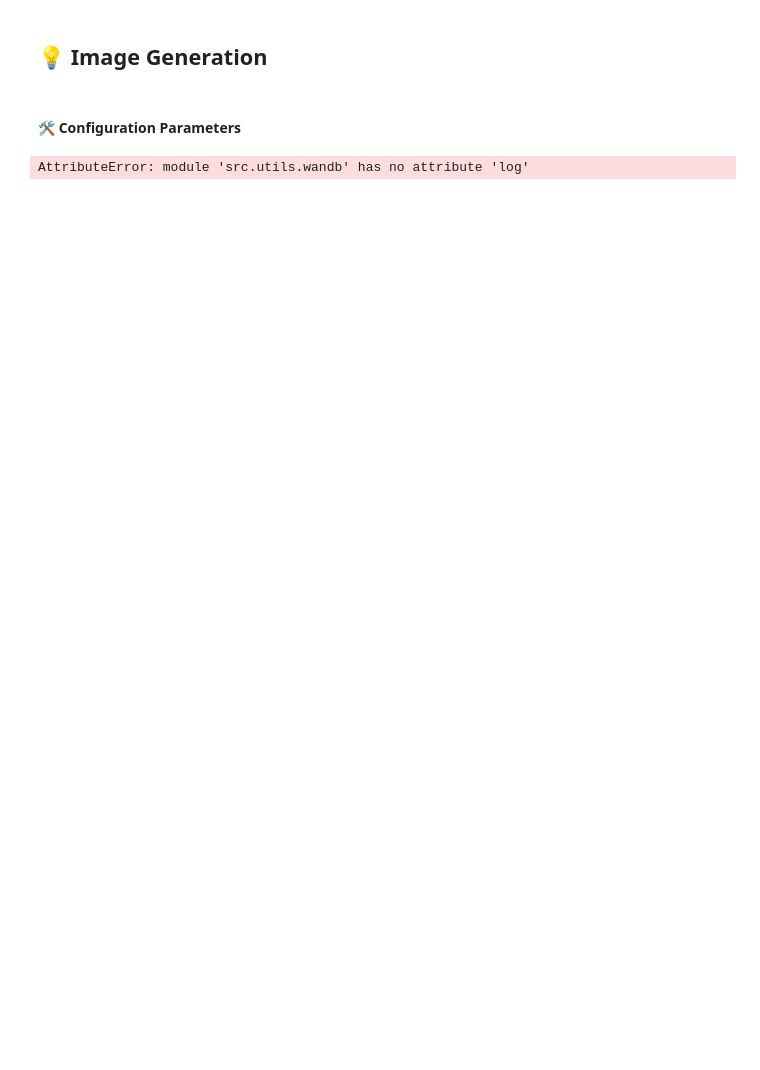
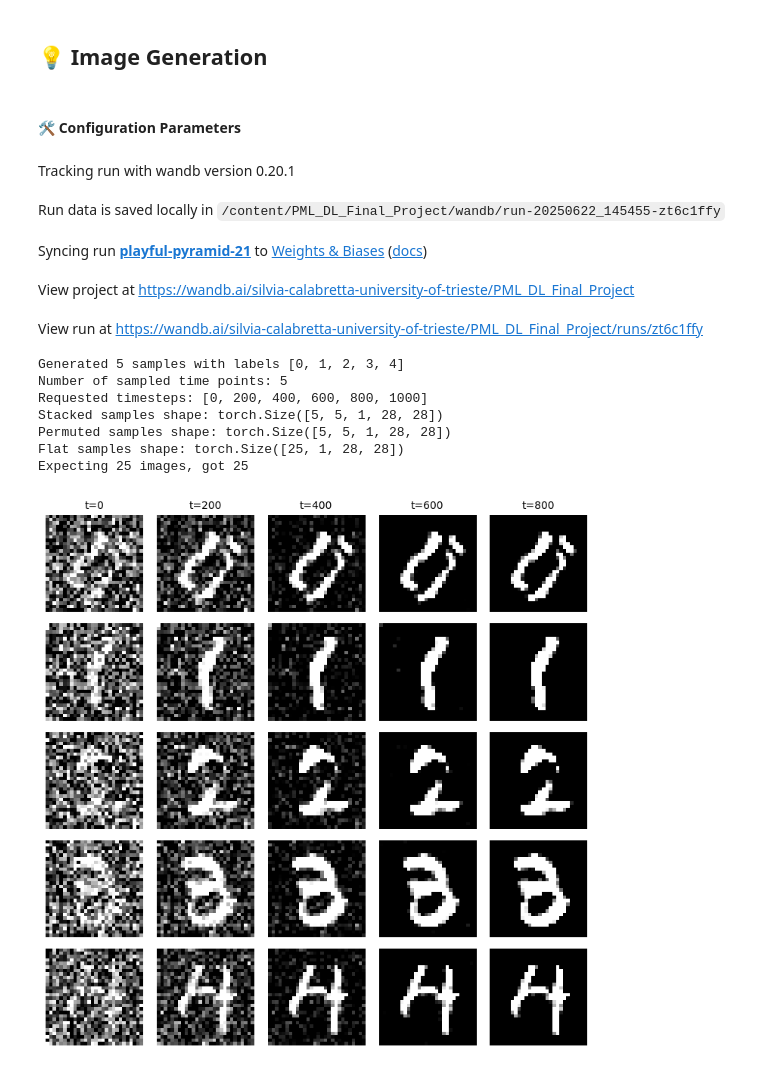
Before and after one commit to Jac-Zac/PML_DL_Final_Project, a Jupyter notebook: notebooks/notebook_train_flow.ipynb, the cells around one changed output. Cells and saved outputs as stored; diff of their text form; code cells hidden in the pictures; blank space fills up the shorter version.

Commit message:
working flow

```diff
--- a/notebooks/notebook_train_flow.ipynb
+++ b/notebooks/notebook_train_flow.ipynb
@@ -459,54 +533,71 @@ ckpt_path = "checkpoints/best_model.pth"  # or use your last checkpoint
 # %%
 from PIL import Image
 import torchvision.utils as vutils
+import matplotlib.pyplot as plt
 
 # flow = FlowMatching(img_size=28, device = device)
 
 # 💫 Create diffusion sampler
 flow = FlowMatching(img_size=28, device=device)
 
-log_sample_grid(model= flow_model, diffusion=flow, num_samples=n_samples, num_timesteps=num_timesteps, max_timesteps=max_steps)
-# plot_image_grid(
-#     flow_model,
-#     flow,
-#     n=n_samples,
-#     max_steps=max_steps,
-#     save_dir=save_dir,
-#     device=device,
-#     num_classes=num_classes,
-# )
+wandb.init()
 
-# out_path = os.path.join(save_dir, "all_samples_grid.png")
-# display(Image.open(out_path))
+log_sample_grid(model= flow_model, method_instance=flow, num_samples=n_samples, num_timesteps=num_timesteps, max_timesteps=max_steps)
+
+
+plot_flowmatching_grid(
+    flow_model,
+    flow,
+    n=n_samples,
+    max_steps=max_steps,
+    save_dir=save_dir,
+    device=device,
+    num_classes=num_classes,
+)
+
+out_path = os.path.join(save_dir, "all_samples_grid.png")
+display(Image.open(out_path))
 
 
 
 # NOTE: Currently assumes 10 classes are hardcoded
 #see in to plot_image to make it for flow amtching
 
 # plot_image_grid(
 #     model,
 #     flow,
 #     n=n_samples,
 #     max_steps=max_steps,
 #     save_dir=save_dir,
 #     device=device
 #     num_classes=num_classes
 # )
 
 # But if you use it directly you can directly use model you have from the train
 
 # model = train(
 # num_epochs=epochs,
 # device=device,
 # dataloader=train_loader,
 # val_loader=val_loader,
 # learning_rate=learning_rate,
 # use_wandb=True,
 # checkpoint_path=checkpoint,
 # model_name=model_name,
 # model_kwargs=model_kwargs,
 # method=method,
 # )
 # %% [output]
+Tracking run with wandb version 0.20.1
+Run data is saved locally in /content/PML_DL_Final_Project/wandb/run-20250622_145455-zt6c1ffy
+Syncing run playful-pyramid-21 to Weights & Biases (docs)
+View project at https://wandb.ai/silvia-calabretta-university-of-trieste/PML_DL_Final_Project
+View run at https://wandb.ai/silvia-calabretta-university-of-trieste/PML_DL_Final_Project/runs/zt6c1ffy
-AttributeError: module 'src.utils.wandb' has no attribute 'log'
+Generated 5 samples with labels [0, 1, 2, 3, 4]
+Number of sampled time points: 5
+Requested timesteps: [0, 200, 400, 600, 800, 1000]
+Stacked samples shape: torch.Size([5, 5, 1, 28, 28])
+Permuted samples shape: torch.Size([5, 5, 1, 28, 28])
+Flat samples shape: torch.Size([25, 1, 28, 28])
+Expecting 25 images, got 25
+[figure, added]
```
Also changed, not shown: parts of 7 cells of this notebook.
